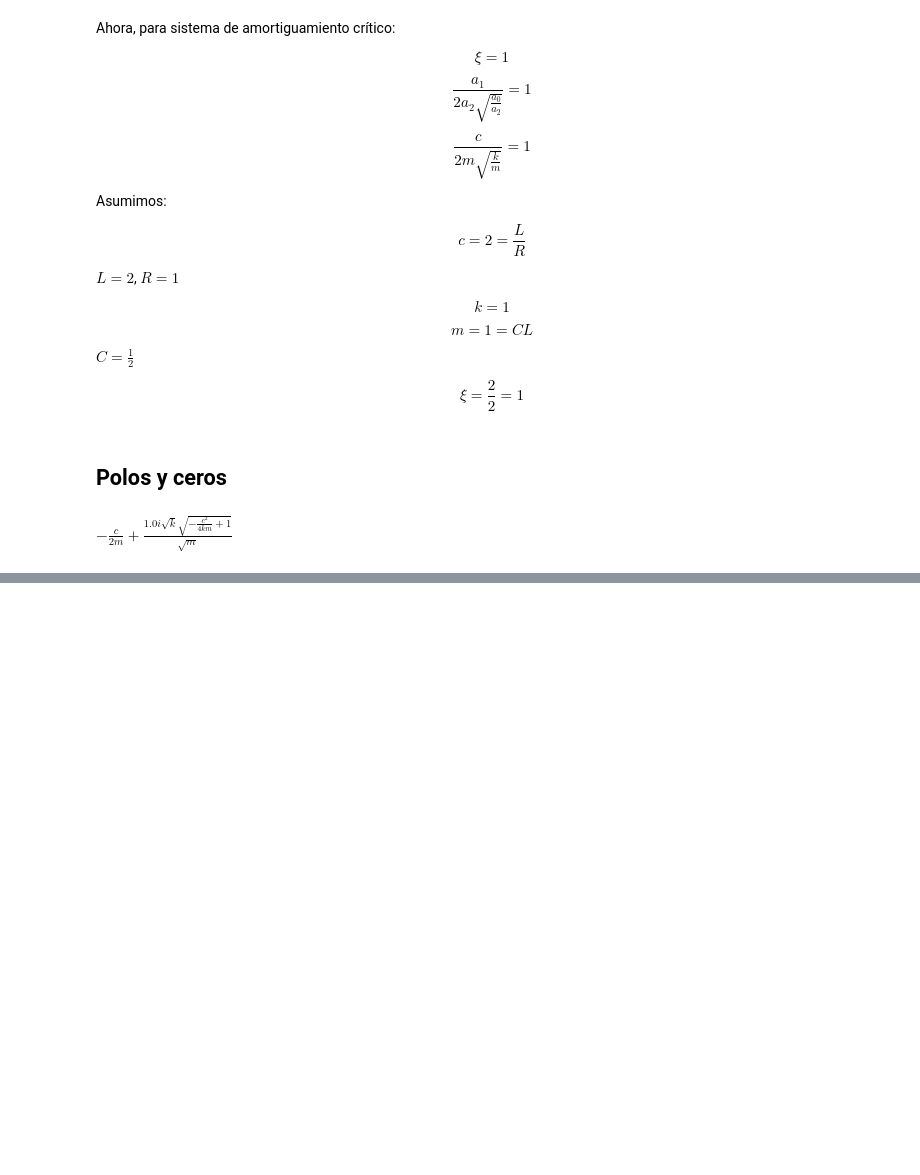
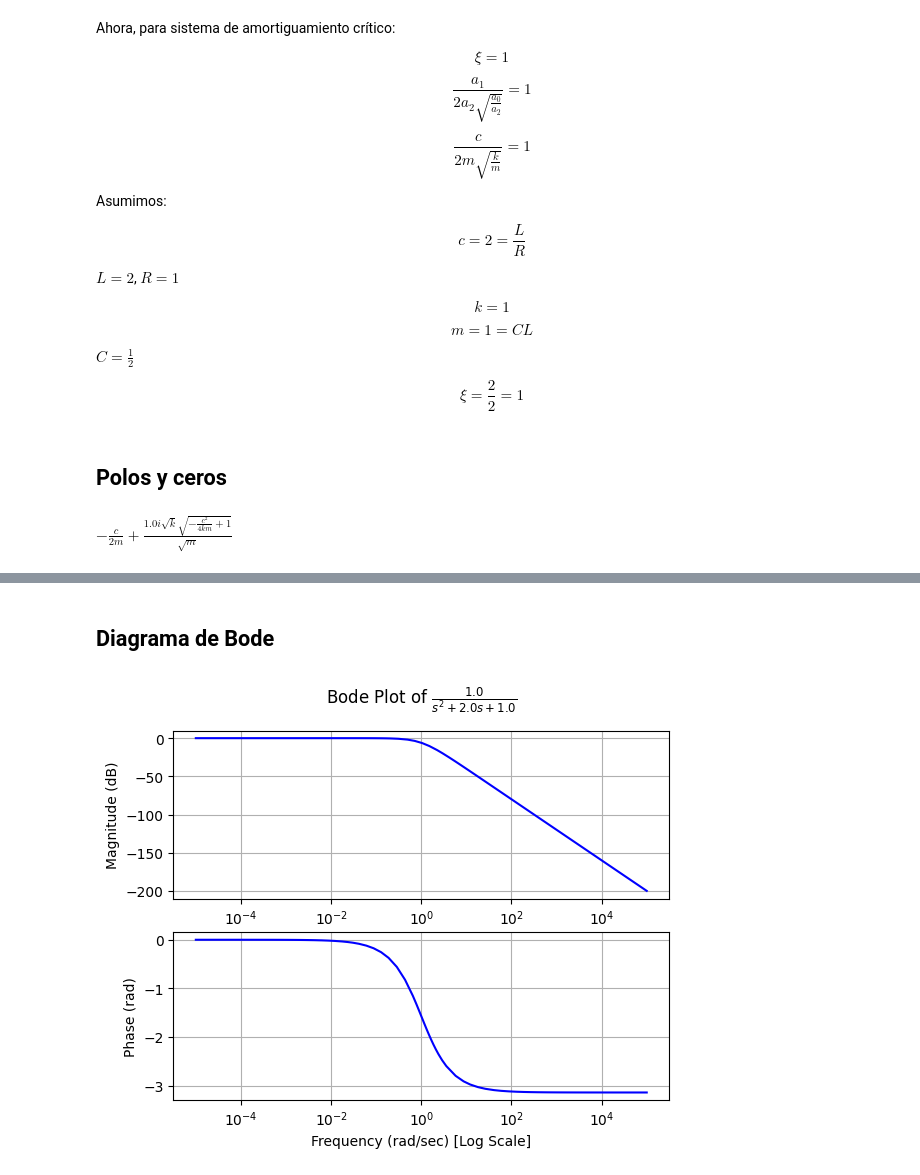
Before and after one commit to Isabela0929/2-Senales, a Jupyter notebook: Parcial_3_punto_1.ipynb, the cells around one changed output, grey strips where cells are left out. Cells and saved outputs as stored; diff of their text form; code cells hidden in the pictures; blank space fills up the shorter version.

```diff
--- a/Parcial_3_punto_1.ipynb
+++ b/Parcial_3_punto_1.ipynb
@@ -212,0 +244,6 @@ $\displaystyle - \frac{c}{2 m} + \frac{1.0 i \sqrt{k} \sqrt{- \frac{c^{2}}{4 k m
+# %% [markdown]
+## Diagrama de Bode
+# %%
+bode_plot(tf2)
+# %% [output]
+[figure, added]
```
Also changed, not shown: parts of 4 cells of this notebook.
